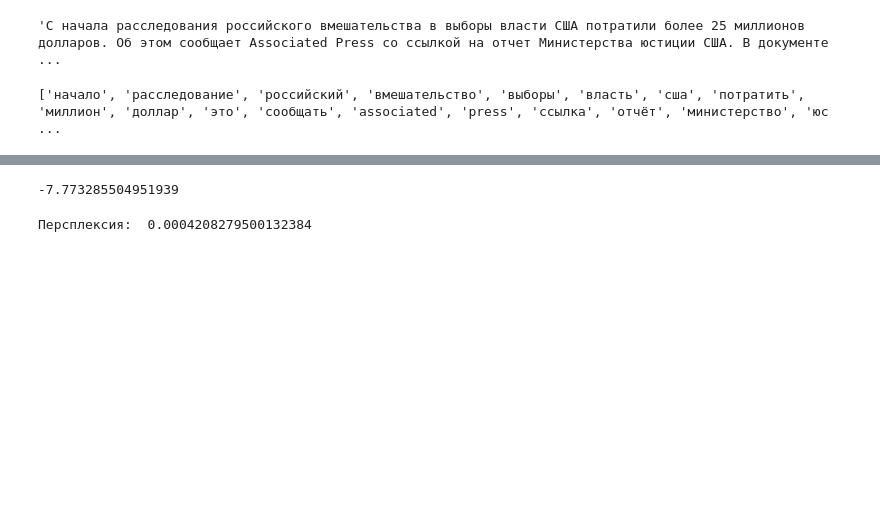
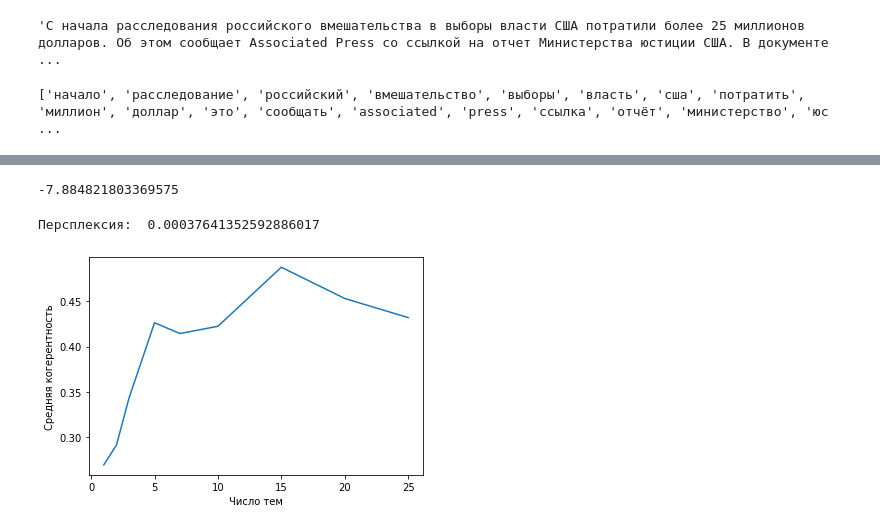
Before and after one commit to po-stas/NaturalLanguageProcessing, a Jupyter notebook: lesson04/hw4.ipynb, the cells around one changed output, grey strips where cells are left out. Drawn from its saved outputs; the diff is of its cells as text; code cells hidden in the pictures; blank space fills up the shorter version.

```diff
--- a/lesson04/hw4.ipynb
+++ b/lesson04/hw4.ipynb
@@ -161,5 +162,5 @@ See the caveats in the documentation: https://pandas.pydata.org/pandas-docs/stab
 # %%
-words_regex = re.compile('\w+')
+words_regex = re.compile(r'\w+')
 
 def find_words(text, regex = words_regex):
     tokens =  regex.findall(text.lower())
@@ -221,7 +222,7 @@ dictionary.filter_extremes(no_below = 10, no_above = 0.9)
 dictionary.save('lenta.dict')
 # %%
 # Векторизуем в
-corpus = [dictionary.doc2bow(text) for text in data['text']]
+corpus = [dictionary.doc2bow(text) for text in data_reduced['text']]
 corpora.MmCorpus.serialize('lenta.model', corpus)
 # %%
 %time lda = ldamodel.LdaModel(corpus, id2word=dictionary, num_topics=7, chunksize=50, update_every=1, passes=2)
@@ -255,8 +256,22 @@ Wall time: 3.22 s
 # %%
 print(lda.log_perplexity(corpus))
 # %% [output]
--7.773285504951939
+-7.884821803369575
 # %%
 print('Персплексия: ', np.exp(lda.log_perplexity(corpus)))
 # %% [output]
-Персплексия:  0.0004208279500132384
+Персплексия:  0.00037641352592886017
+# %%
+topics_list = [1, 2, 3, 5, 7, 10, 15, 20, 25]
+coherences = []
+
+for num in tqdm(topics_list):
+    lda = ldamodel.LdaModel(corpus, id2word=dictionary, num_topics=num, chunksize=50, update_every=1, passes=2)
+    coherences.append(CoherenceModel(model=lda, texts=data_reduced['text'], dictionary=dictionary, coherence='c_v').get_coherence())
+
+plt.plot(topics_list, coherences)
+plt.xlabel("Число тем")
+plt.ylabel("Средняя когерентность")
+plt.show()
+# %% [output]
+[figure, added]
```
Also changed, not shown: parts of 10 cells of this notebook.
